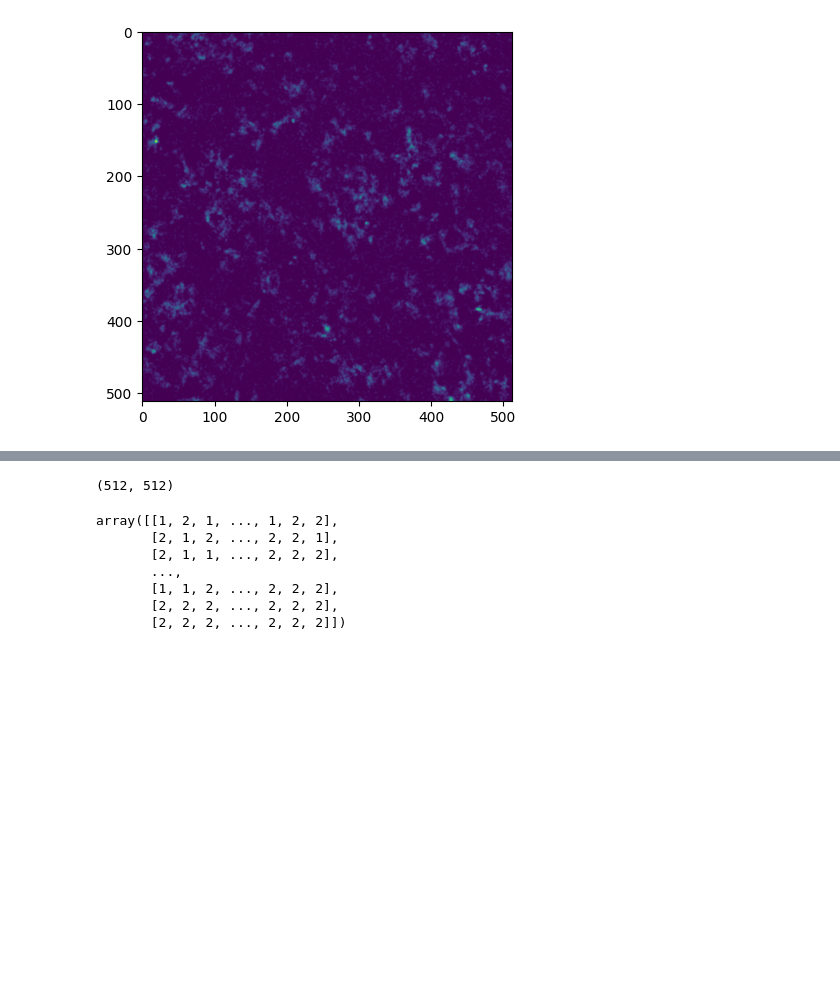
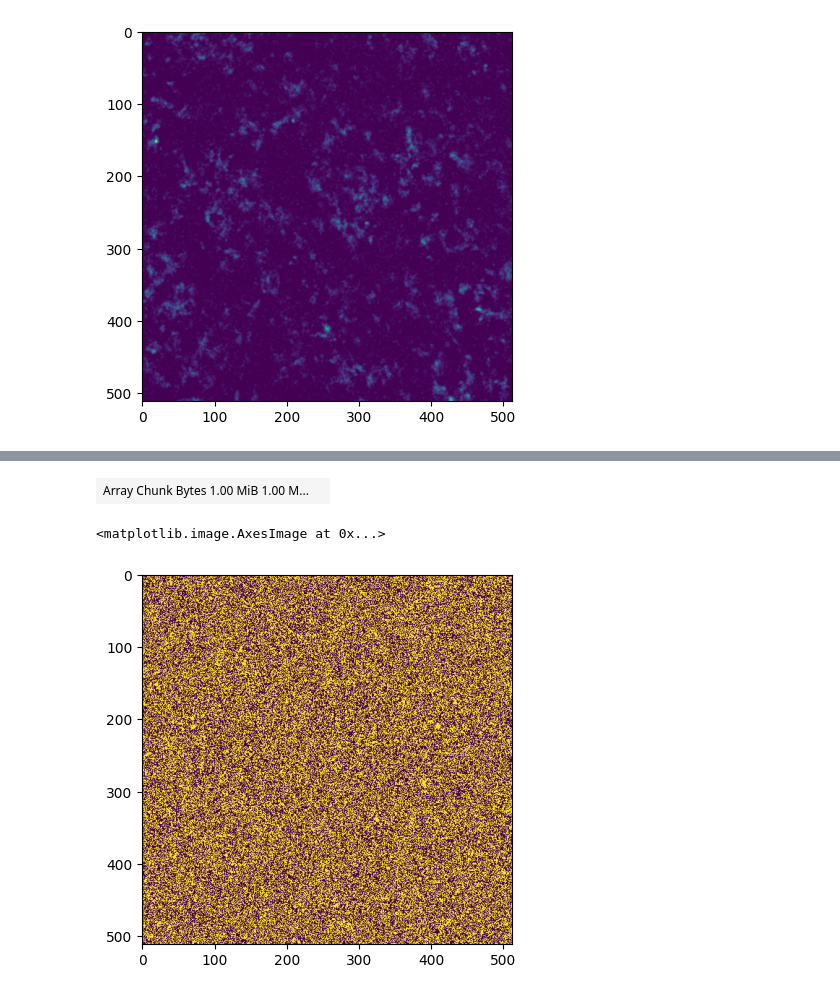
Before and after one commit to ArneDefauw/ilastik-napari, a Jupyter notebook: notebooks/dask_pipelines.ipynb, the cells around one changed output, grey strips where cells are left out. Saved outputs shown, nothing was run; the diff lists cells and outputs as text; code cells hidden in the pictures; blank space fills up the shorter version.

```diff
--- a/notebooks/dask_pipelines.ipynb
+++ b/notebooks/dask_pipelines.ipynb
@@ -130,7 +155,7 @@ def pixel_classification_dask(
         image = preprocessing_pipe.transform(image)
         # image could be large
         image.to_zarr(tmp_path)
-        image.from_zarr(tmp_path)
+        image = image.from_zarr(tmp_path)
     clf = joblib.load(model_path)
     client = Client(**client_kwargs)
 
@@ -143,16 +168,15 @@ def pixel_classification_dask(
         return arr.squeeze(-1)
 
     # probably need to use map_overlap instead of map_blocks here
-    array_result = da.map_blocks(
+    array_result = da.map_overlap(
         _predict_clf,
         image,
         dtype=image.dtype,
         drop_axis=-1,
-        chunks=image.chunks[:-1] + (2,),
+        chunks=image.chunks[:-1],
         model=clf_scatter,
         # TODO output dtype not correct, need to fix via meta
     )
 
-    results = array_result.compute()
-    return results
+    return array_result
 # %%
@@ -163,15 +187,10 @@ Hosting the HTTP server on port 50934 instead
   warnings.warn(
 # %%
-results.shape # ->predicted labels
+results # ->predicted labels
 # %% [output]
-(512, 512)
+| Array Chunk Bytes 1.00 MiB 1.00 M... |  |
-# %%
-results
-# %% [output]
-array([[1, 2, 1, ..., 1, 2, 2],
-       [2, 1, 2, ..., 2, 2, 1],
-       [2, 1, 1, ..., 2, 2, 2],
-       ...,
-       [1, 1, 2, ..., 2, 2, 2],
-       [2, 2, 2, ..., 2, 2, 2],
-       [2, 2, 2, ..., 2, 2, 2]])
+# %%
+imshow(results)
+# %% [output]
+<matplotlib.image.AxesImage at 0x...>
+[figure, added]
```
Also changed, not shown: parts of 7 cells of this notebook, 2 other files.
